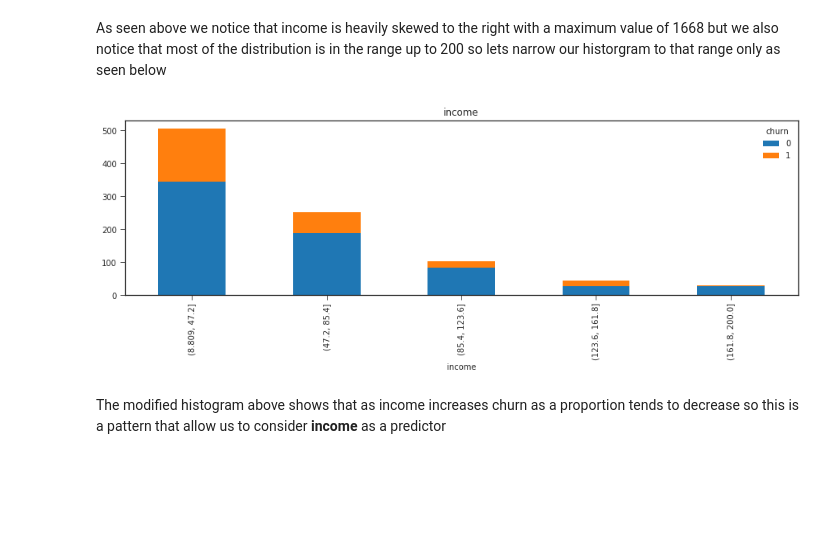
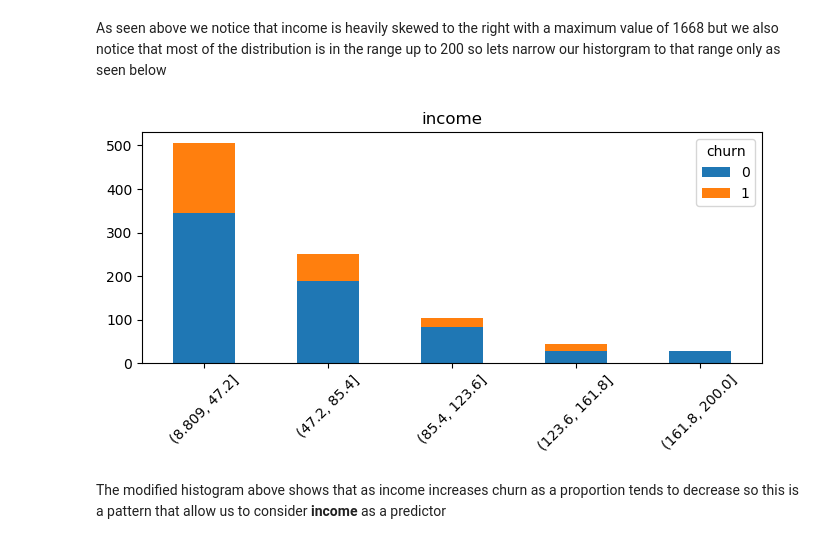
Before and after one commit to walidsi/data-science-bootcamp, a Jupyter notebook: Watson Wireless case.ipynb, the cells around one changed output. Saved outputs shown, nothing was run; the diff lists cells and outputs as text; code cells hidden in the pictures; blank space fills up the shorter version.

```diff
--- a/Watson Wireless case.ipynb
+++ b/Watson Wireless case.ipynb
@@ -158,6 +161,12 @@ target_feature = 'churn'
 #tab = pd.crosstab(ww_df['equip'], ww_df['callcard'])
 #print(tab)
 #print(stats.chi2_contingency(tab))
+
+font = {'weight' : 'normal',
+        'size'   : 16}
+
+plt.rc('font', **font)
+plt.rc('axes', titlesize=30)     # fontsize of the axes title
 
 fig, axs = plt.subplots(4, 4, sharex=False, sharey=True, figsize=(30,25))
 
@@ -221,6 +230,7 @@ The cross tabulation above provides the following information about the relation
 ## 5.3 Cross Tabulation for numeric feature "income"
 <b>Income</b> is a wide ranging attribute so we will check it by viewing a histogram of its distribution
 # %%
-ww_df['income'].plot(kind='hist', title = 'income')
+plt.style.use("default")
+ww_df['income'].plot(kind='hist', title = 'income', figsize=(6, 3))
 # %% [output]
 <matplotlib.axes._subplots.AxesSubplot at 0x...>
@@ -230,16 +240,19 @@ As seen above we notice that income is heavily skewed to the right with a maximu
 # %%
 target_feature = 'churn'
 
 income_less_500 = ww_df[ww_df['income'] <= 200]
 
 bins = pd.cut(income_less_500['income'], bins=5)
 tab = pd.crosstab(bins, ww_df[target_feature], margins=True)
 tab = tab.drop('All',axis=1)
 tab = tab.drop('All',axis=0)
-tab.plot(kind='bar', stacked = True, figsize=(15,4), title = 'income')
+plt.style.use('default')
+tab.plot(kind='bar', stacked = True, figsize=(8,3), title = 'income')
+plt.xticks(rotation=45)
+plt.xlabel("")
 plt.show()
 # %% [output]
-[figure, old version]
+[figure, new version]
 # %% [markdown]
 The modified histogram above shows that as income increases churn as a proportion tends to decrease so this is a pattern that allow us to consider <b>income</b> as a predictor
 # %% [markdown]
```
Also changed, not shown: parts of 7 cells of this notebook.
